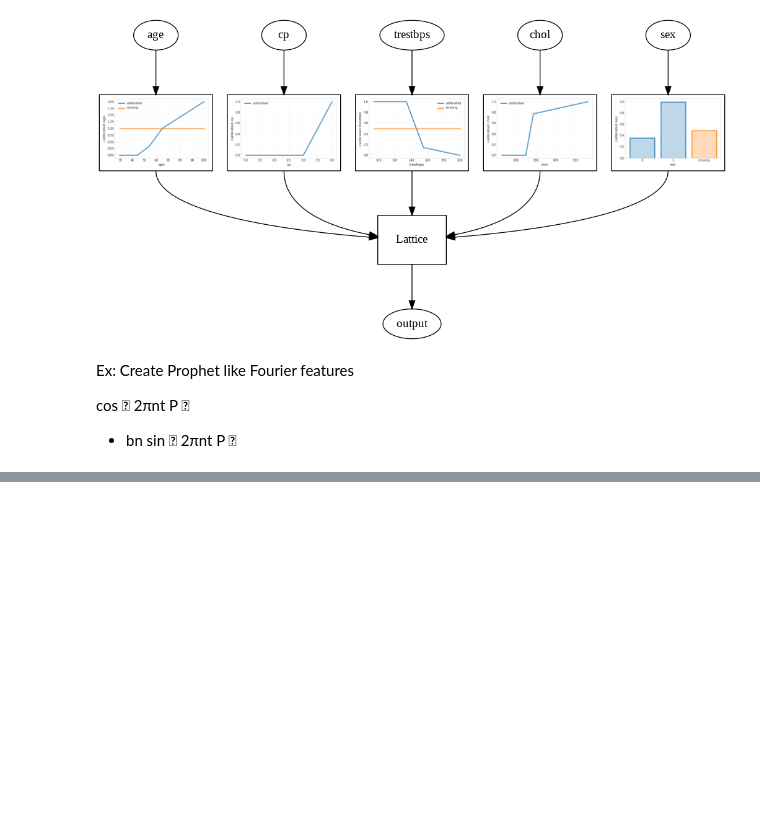
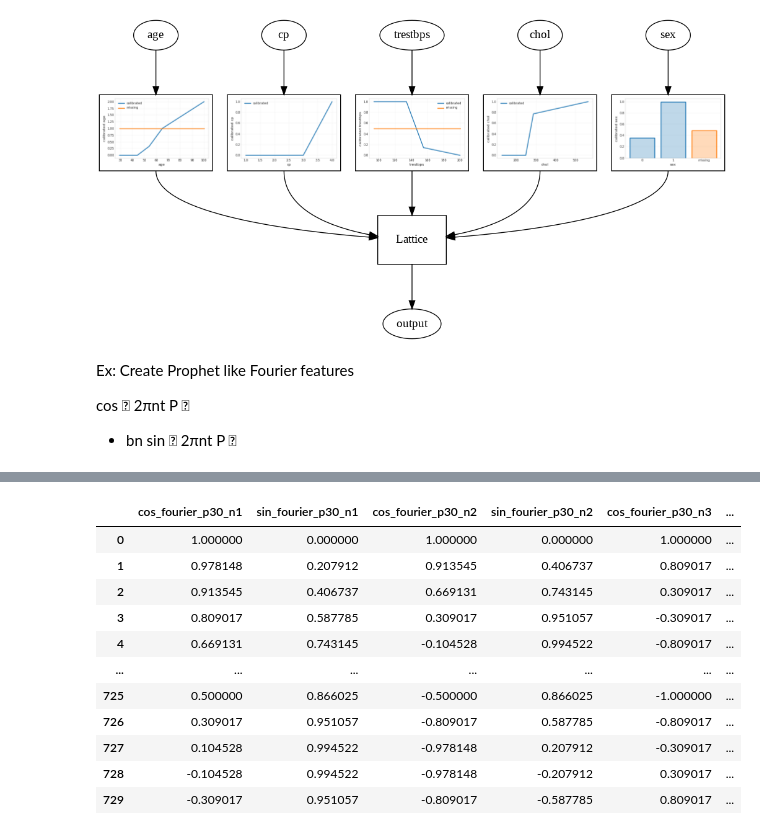
Before and after one commit to RoetGer/decisions-under-uncertainty, a Jupyter notebook: solved_problems.ipynb, the cells around one changed output, grey strips where cells are left out. Drawn from its saved outputs; the diff is of its cells as text; code cells hidden in the pictures; blank space fills up the shorter version.

```diff
--- a/solved_problems.ipynb
+++ b/solved_problems.ipynb
@@ -1770,0 +1779,87 @@ plt.plot(fourier_feats(np.arange(0, 730), period=365, ncomps=2))
+# %%
+import datetime
+import math
+import numpy as np
+import pandas as pd
+
+from itertools import chain
+from sklearn.base import BaseEstimator, TransformerMixin
+from sklearn.utils.validation import check_is_fitted
+
+class FourierFeatures(TransformerMixin, BaseEstimator):
+    def __init__(self,
+                 period,
+                 nfourier_terms,
+                 ref_date=None,
+                 from_floats=False,
+                 time_normalizer=None):
+        self.period = period
+        self.nfourier_terms = nfourier_terms
+        self.ref_date = ref_date
+        self.from_floats = from_floats
+        self.time_normalizer = (
+            time_normalizer if time_normalizer else datetime.timedelta(days=1))
+
+    def fit(self, X, y=None):
+        if self.ref_date is None:
+            self.ref_date = np.min(X, axis=0)
+        return self
+
+    def transform(self, X):
+        check_is_fitted(self, attributes='ref_date')
+
+        if not self.from_floats:
+            X = self.datetime_to_float(
+                times=X,
+                ref_point=self.ref_date,
+                time_normalizer=self.time_normalizer)
+
+        fourier_feats = self.float_to_fourier_feats(
+            X,
+            period=self.period,
+            nfourier_terms=self.nfourier_terms)
+
+        return fourier_feats
+
+    @staticmethod
+    def datetime_to_float(times,
+                          ref_point,
+                          time_normalizer=datetime.timedelta(days=1)):
+        time_deltas = times - ref_point
+        return (time_deltas / time_normalizer).values
+
+    @staticmethod
+    def float_to_fourier_feats(time_float, period, nfourier_terms):
+        fterms = np.arange(1, nfourier_terms+1)
+
+        interm = 2*math.pi * time_float.reshape((-1,1)) * fterms / period
+
+        cos_col_names = [f'cos_fourier_p{period}_n{n}' for n in fterms]
+        sin_col_names = [f'sin_fourier_p{period}_n{n}' for n in fterms]
+
+        cos_feats = pd.DataFrame(np.cos(interm), columns=cos_col_names)
+        sin_feats = pd.DataFrame(np.sin(interm), columns=sin_col_names)
+
+        df = pd.concat([cos_feats, sin_feats], axis=1)
+        col_order = list(
+            chain.from_iterable(zip(cos_feats.columns, sin_feats.columns)))
+
+        return df[col_order]
+
+aa = float_to_fourier_feats(np.arange(730), periods=[30, 365], nfourier_terms=4)
+#plt.plot(np.sum(aa, axis=1))
+#plt.plot(np.sum(bb, axis=1))
+aa
+# %% [output]
+|  | cos_fourier_p30_n1 | sin_fourier_p30_n1 | cos_fourier_p30_n2 | sin_fourier_p30_n2 | cos_fourier_p30_n3 | ... |
+| 0 | 1.000000 | 0.000000 | 1.000000 | 0.000000 | 1.000000 | ... |
+| 1 | 0.978148 | 0.207912 | 0.913545 | 0.406737 | 0.809017 | ... |
+| 2 | 0.913545 | 0.406737 | 0.669131 | 0.743145 | 0.309017 | ... |
+| 3 | 0.809017 | 0.587785 | 0.309017 | 0.951057 | -0.309017 | ... |
+| 4 | 0.669131 | 0.743145 | -0.104528 | 0.994522 | -0.809017 | ... |
+| ... | ... | ... | ... | ... | ... | ... |
+| 725 | 0.500000 | 0.866025 | -0.500000 | 0.866025 | -1.000000 | ... |
+| 726 | 0.309017 | 0.951057 | -0.809017 | 0.587785 | -0.809017 | ... |
+| 727 | 0.104528 | 0.994522 | -0.978148 | 0.207912 | -0.309017 | ... |
+| 728 | -0.104528 | 0.994522 | -0.978148 | -0.207912 | 0.309017 | ... |
+| 729 | -0.309017 | 0.951057 | -0.809017 | -0.587785 | 0.809017 | ... |
```
Also changed, not shown: parts of 21 cells of this notebook.
